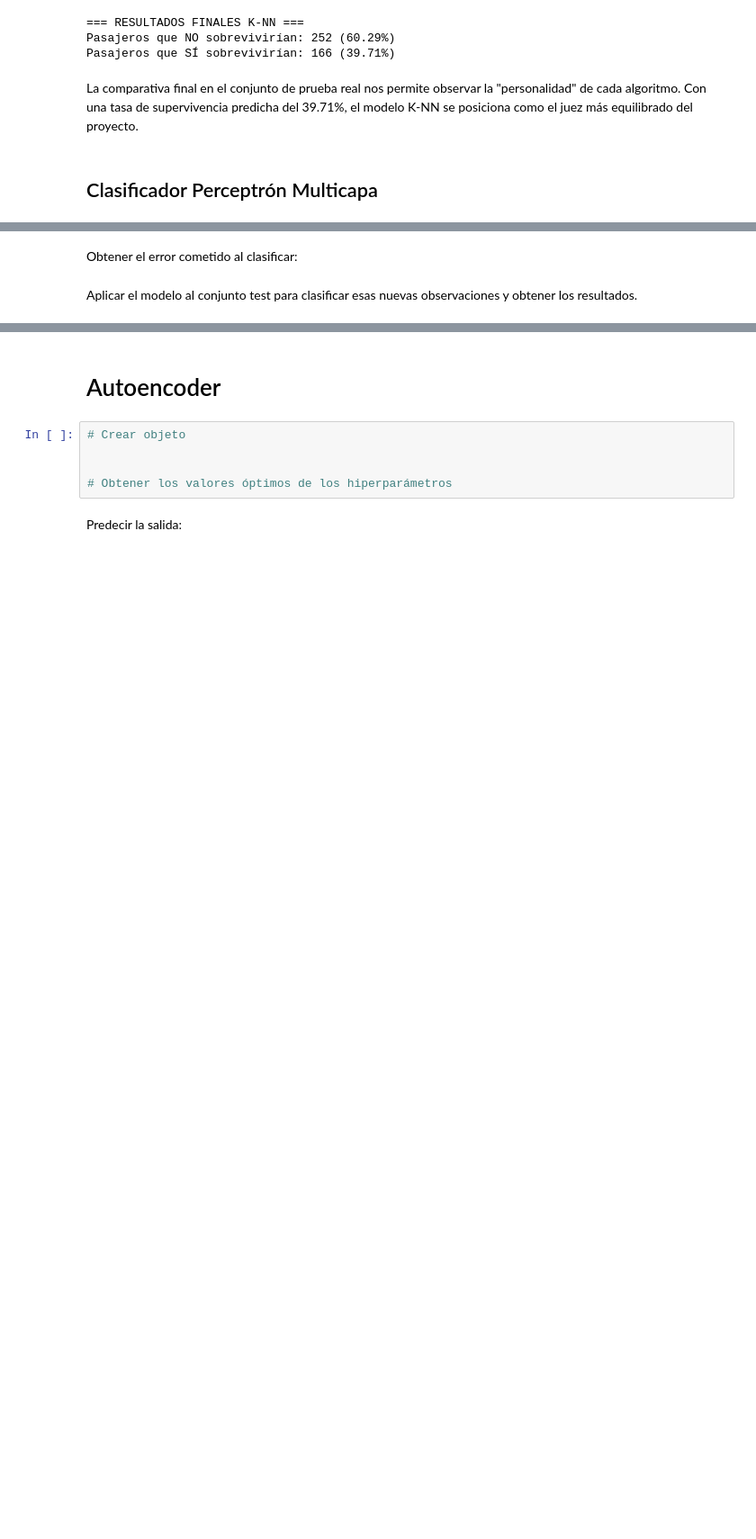
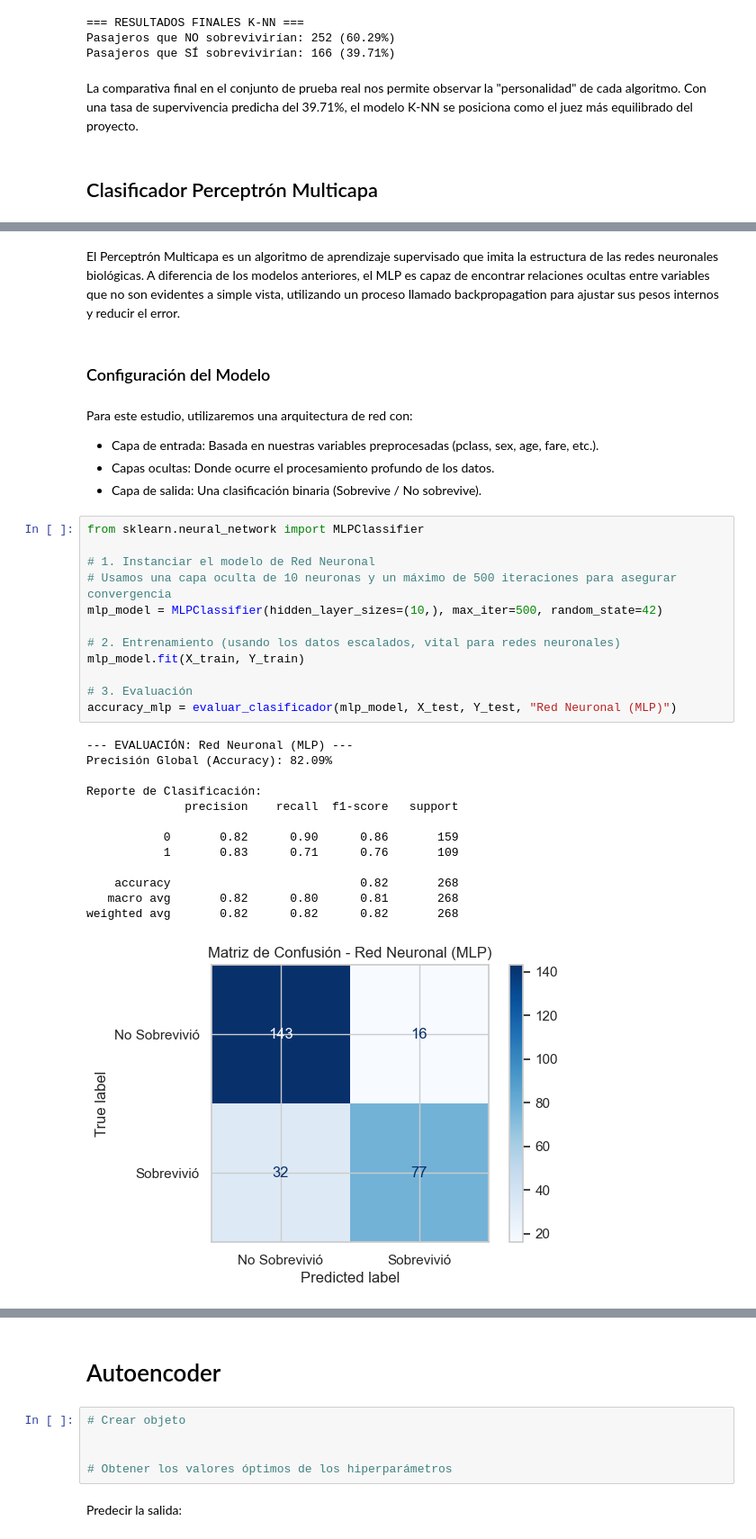
Before and after one commit to duvan1026/Titanic_Big_Data, a Jupyter notebook: ABD_CastroBautistaDuvanDario.ipynb, the cells around one changed output, grey strips where cells are left out. Shown at 90% size. Cells and saved outputs as stored; diff of their text form; blank space fills up the shorter version.

Commit message:
Added supervised learning session Red Neuronal

```diff
--- a/ABD_CastroBautistaDuvanDario.ipynb
+++ b/ABD_CastroBautistaDuvanDario.ipynb
@@ -2531,4 +2524,36 @@ Predecir la salida:
-# %% [markdown]
-Obtener el error cometido al clasificar:
-# %% [markdown]
-Aplicar el modelo al conjunto test para clasificar esas nuevas observaciones y obtener los resultados.
+# %% [markdown]
+El Perceptrón Multicapa es un algoritmo de aprendizaje supervisado que imita la estructura de las redes neuronales biológicas. A diferencia de los modelos anteriores, el MLP es capaz de encontrar relaciones ocultas entre variables que no son evidentes a simple vista, utilizando un proceso llamado backpropagation para ajustar sus pesos internos y reducir el error.
+# %% [markdown]
+### Configuración del Modelo
+# %% [markdown]
+Para este estudio, utilizaremos una arquitectura de red con:
+
+* Capa de entrada: Basada en nuestras variables preprocesadas (pclass, sex, age, fare, etc.).
+* Capas ocultas: Donde ocurre el procesamiento profundo de los datos.
+* Capa de salida: Una clasificación binaria (Sobrevive / No sobrevive).
+# %%
+from sklearn.neural_network import MLPClassifier
+
+# 1. Instanciar el modelo de Red Neuronal
+# Usamos una capa oculta de 10 neuronas y un máximo de 500 iteraciones para asegurar convergencia
+mlp_model = MLPClassifier(hidden_layer_sizes=(10,), max_iter=500, random_state=42)
+
+# 2. Entrenamiento (usando los datos escalados, vital para redes neuronales)
+mlp_model.fit(X_train, Y_train)
+
+# 3. Evaluación
+accuracy_mlp = evaluar_clasificador(mlp_model, X_test, Y_test, "Red Neuronal (MLP)")
+# %% [output]
+--- EVALUACIÓN: Red Neuronal (MLP) ---
+Precisión Global (Accuracy): 82.09%
+
+Reporte de Clasificación:
+              precision    recall  f1-score   support
+
+           0       0.82      0.90      0.86       159
+           1       0.83      0.71      0.76       109
+
+    accuracy                           0.82       268
+   macro avg       0.82      0.80      0.81       268
+weighted avg       0.82      0.82      0.82       268
+[figure, added]
```
Also changed, not shown: parts of 18 cells of this notebook.
